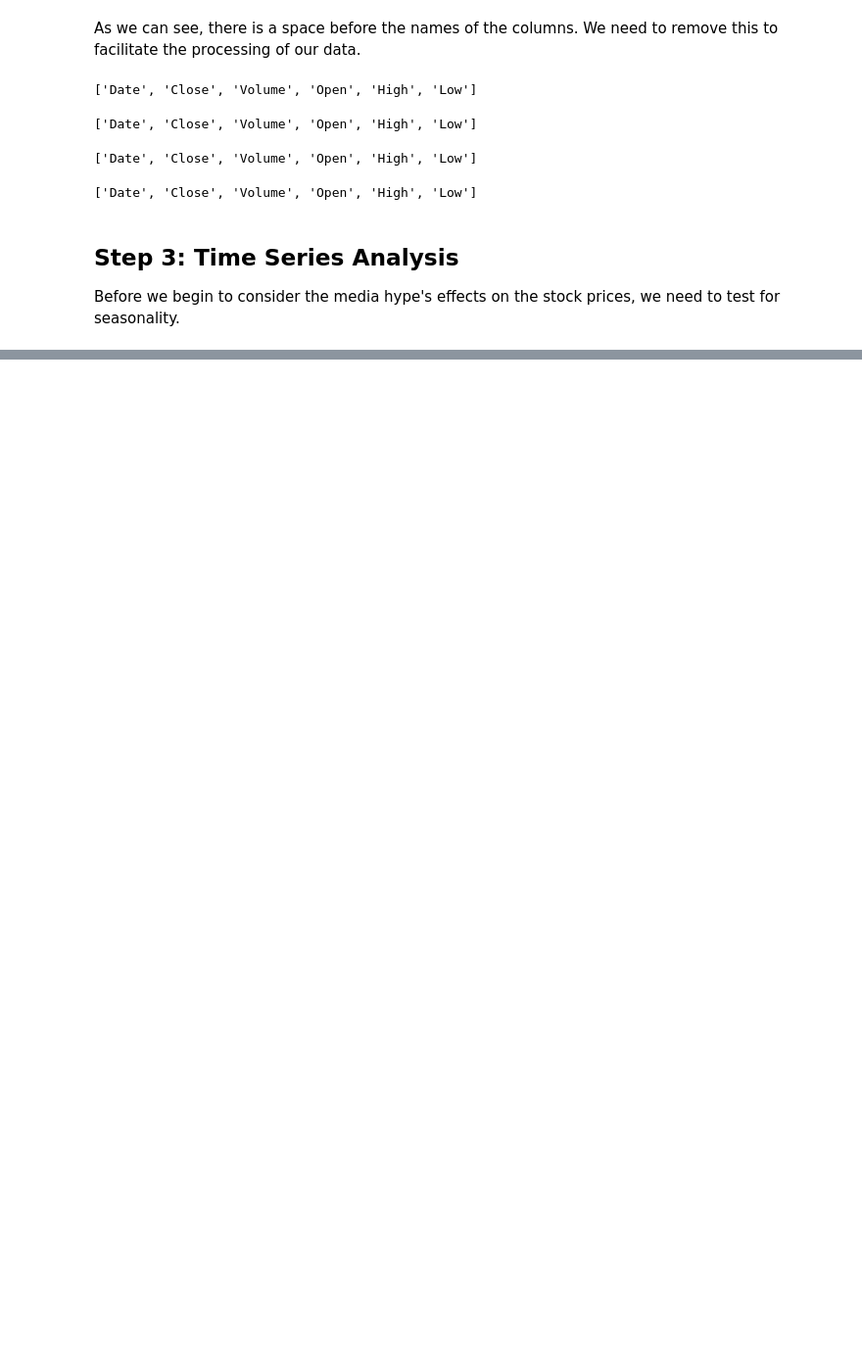
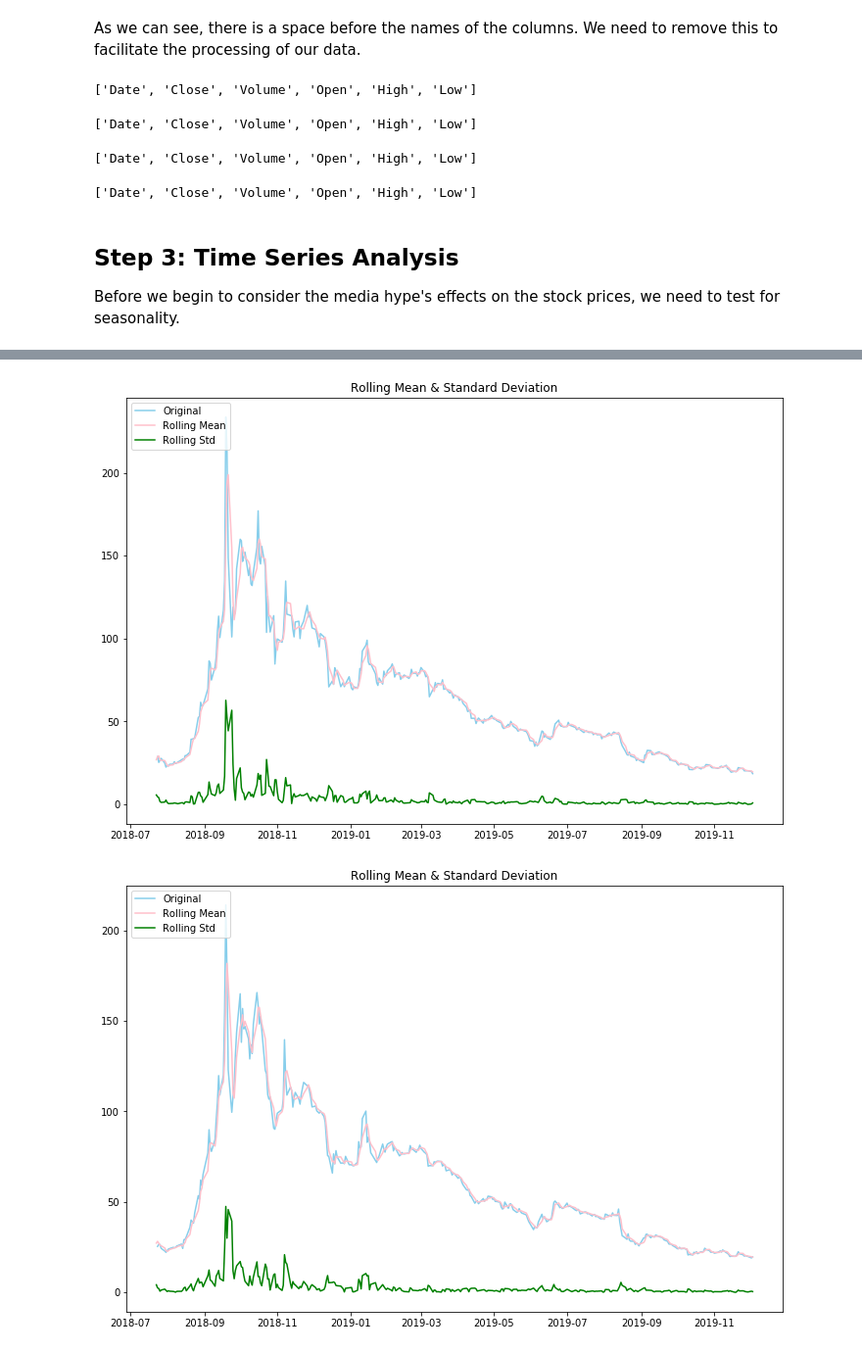
Before and after one commit to samcches/cannabis-media-hype, a Jupyter notebook: Cannabis-Stocks-Media-Hype.ipynb, the cells around one changed output, grey strips where cells are left out. Shown at 98% size. Saved outputs shown, nothing was run; the diff lists cells and outputs as text; code cells hidden in the pictures; blank space fills up the shorter version.

```diff
--- a/Cannabis-Stocks-Media-Hype.ipynb
+++ b/Cannabis-Stocks-Media-Hype.ipynb
@@ -304,0 +335,20 @@ TypeError: 'NoneType' object is not subscriptable
+# %%
+tlry_open = pd.Series(tlry_ts['Open'])
+tlry_close = pd.Series(tlry_ts['Close'])
+tlry_high = pd.Series(tlry_ts['High'])
+tlry_low = pd.Series(tlry_ts['Low'])
+
+acb_open = pd.Series(acb_ts['Open'])
+acb_close = pd.Series(acb_ts['Close'])
+acb_high = pd.Series(acb_ts['High'])
+acb_low = pd.Series(acb_ts['Low'])
+
+cgc_open = pd.Series(cgc_ts['Open'])
+cgc_close = pd.Series(cgc_ts['Close'])
+cgc_high = pd.Series(cgc_ts['High'])
+cgc_low = pd.Series(cgc_ts['Low'])
+
+cron_open = pd.Series(cron_ts['Open'])
+cron_close = pd.Series(cron_ts['Close'])
+cron_high = pd.Series(cron_ts['High'])
+cron_low = pd.Series(cron_ts['Low'])
@@ -304,0 +368,23 @@ TypeError: 'NoneType' object is not subscriptable
+# %%
+def test_stationarity(timeseries, window):
+
+    #Defining rolling statistics
+    rolmean = timeseries.rolling(window=window).mean()
+    rolstd = timeseries.rolling(window=window).std()
+
+    #Plot rolling statistics:
+    fig = plt.figure(figsize=(12, 8))
+    orig = plt.plot(timeseries.iloc[window:], color='#87CEEB',label='Original')
+    mean = plt.plot(rolmean, color='#FFC0CB', label='Rolling Mean')
+    std = plt.plot(rolstd, color='#008000', label = 'Rolling Std')
+    plt.legend(loc='upper left')
+    plt.title('Rolling Mean & Standard Deviation')
+    plt.show()
+# %%
+test_stationarity(tlry_open, 3)
+test_stationarity(tlry_close, 3)
+test_stationarity(tlry_high, 3)
+test_stationarity(tlry_low, 3)
+# %% [output]
+[figure, added]
+[figure, added]
```
Also changed, not shown: parts of 32 cells of this notebook.
